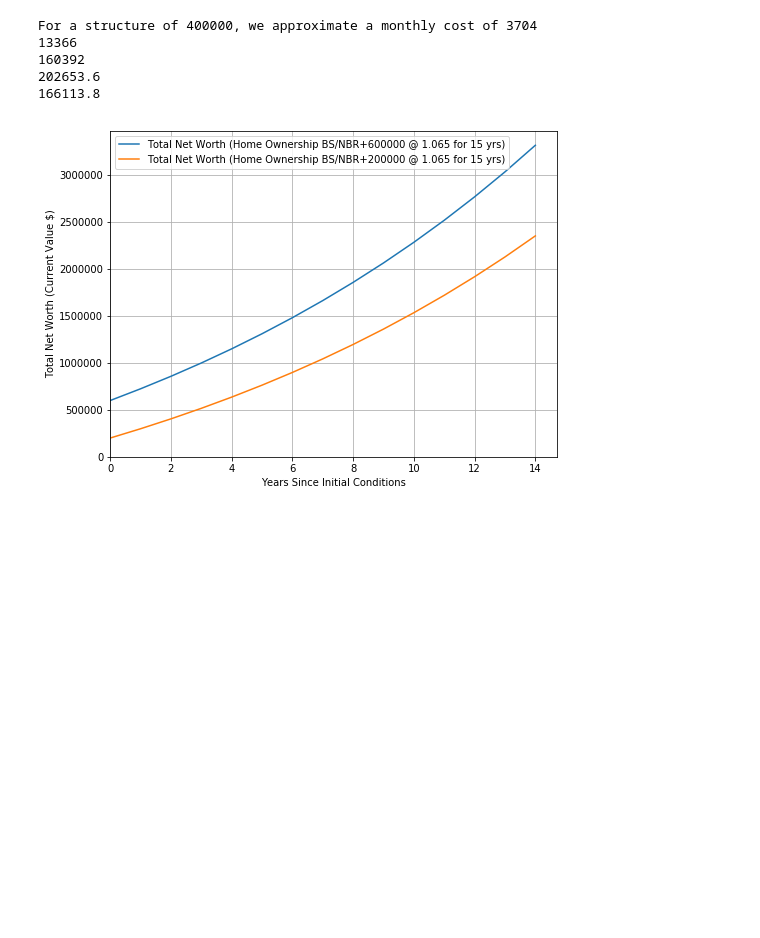
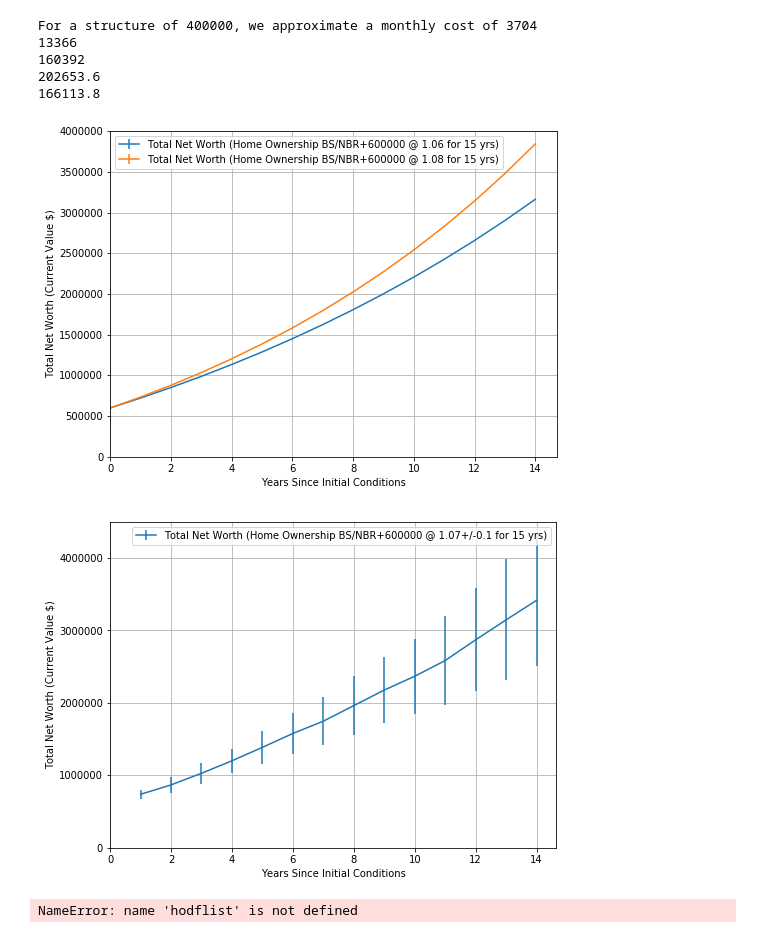
Before and after one commit to greglink/public, a Jupyter notebook: tax/Financial Modeling.ipynb, the cells around one changed output. Cells and saved outputs as stored; diff of their text form; code cells hidden in the pictures; blank space fills up the shorter version.

Commit message:
Working sim with variable APR. Pretty nice solution so far.

```diff
--- a/tax/Financial Modeling.ipynb
+++ b/tax/Financial Modeling.ipynb
@@ -244,6 +244,7 @@ class FinancialModel:
         year_dict['Annual Outflows'] = 0
         year_dict['Annual NW Increase'] = 0
         year_dict['Annual Pretax Required'] = pretax(year_dict['Annual Outflows'])
+        year_dict['nw_apr'] = nw_apr
         year_dict['Year ID'] = 0
         years = []
         years.append(copy.deepcopy(year_dict))
@@ -251,10 +252,11 @@ class FinancialModel:
         for current_year_id in np.arange(1,nyears):
             # Each year, we increase our networth by some percentage due to asset appreciation
             # We do not (yet) modify or alter our outflows, annual nw increase, or pretax required
-            year_dict['Annual NW Increase'] = sum([x.yearly_nwflow(current_year_id) for x in cashflows])
+            year_dict['Annual NW Increase'] = cashflowmodel.get_annual_nwflow(current_year_id) #sum([x.yearly_nwflow(current_year_id) for x in cashflows])
             year_dict['Total Net Worth'] = round(last_year['Total Net Worth'] * nw_apr + year_dict['Annual NW Increase'],0)
-            year_dict['Annual Outflows'] = sum([x.yearly_cashflow(current_year_id) for x in cashflows])
+            year_dict['Annual Outflows'] = cashflowmodel.get_annual_cashflow(current_year_id) #sum([x.yearly_cashflow(current_year_id) for x in cashflows])
             year_dict['Annual Pretax Required'] = pretax(year_dict['Annual Outflows'])
+            year_dict['nw_apr'] = nw_apr
             year_dict['Year ID'] = current_year_id
             #print('In year {}, NW is {:,}'.format(current_year_id, int(year_dict['Total Net Worth'])))
             last_year = copy.deepcopy(year_dict)
@@ -262,34 +264,97 @@ class FinancialModel:
         df_summary = {}
         df_summary['name'] = ('{}+{} @ {} for {} yrs'.format(cashflowmodel.name, initial_nw, nw_apr, nyears))
         df_summary['nyears'] = nyears
         df_summary['initial_nw'] = initial_nw
         df_summary['nw_apr'] = nw_apr
         return (pd.DataFrame(years), df_summary)
 
+    def sim_with_variable_apr(self, cashflowmodel, nyears=30, initial_nw=0, nw_apr_avg=1.07, nw_apr_stdev=1.07*0.50):
+        sim_run_dfs = []
+        for run in np.arange(0,100): # should use >= 100 runs for some statistical interest
+            year_dict = {}
+            year_dict['Total Net Worth'] = initial_nw
+            year_dict['Annual Outflows'] = 0
+            year_dict['Annual NW Increase'] = 0
+            year_dict['Annual Pretax Required'] = pretax(year_dict['Annual Outflows'])
+            year_dict['nw_apr'] = nw_apr_avg
+            year_dict['Year ID'] = 0
+            year_dict['Sim Run'] = run
+            years = []
+            years.append(copy.deepcopy(year_dict))
+            last_year = copy.deepcopy(year_dict)
+            for current_year_id in np.arange(1,nyears):
+                # Each year, we increase our networth by some percentage due to asset appreciation
+                # We do not (yet) modify or alter our outflows, annual nw increase, or pretax required
+                nw_apr = np.random.normal(loc = nw_apr_avg, scale = nw_apr_stdev, size = 1)[0]
+                year_dict['Annual NW Increase'] = cashflowmodel.get_annual_nwflow(current_year_id) #sum([x.yearly_nwflow(current_year_id) for x in cashflows])
+                year_dict['Total Net Worth'] = round(last_year['Total Net Worth'] * nw_apr + year_dict['Annual NW Increase'],0)
+                year_dict['Annual Outflows'] = cashflowmodel.get_annual_cashflow(current_year_id) #sum([x.yearly_cashflow(current_year_id) for x in cashflows])
+                year_dict['Annual Pretax Required'] = pretax(year_dict['Annual Outflows'])
+                year_dict['nw_apr'] = nw_apr
+                year_dict['Year ID'] = current_year_id
+                #print('In year {}, NW is {:,}'.format(current_year_id, int(year_dict['Total Net Worth'])))
+                last_year = copy.deepcopy(year_dict)
+                years.append(last_year)
+            sim_run_dfs.append(pd.DataFrame(years))
+        # We now have a fairly large list of DataFrames to process... (roughly 100 at last count)
+        all_dfs = pd.concat(sim_run_dfs)
+        year_summary = {}
+        years = []
+        for current_year_id in np.arange(1, nyears):
+            this_years_rows = [df.loc[df['Year ID'] == current_year_id] for df in sim_run_dfs]
+            this_years_rows = pd.concat(this_years_rows)
+            year_summary['Annual NW Increase'] = np.mean(this_years_rows['Annual NW Increase'].tolist())
+            year_summary['Annual NW Increase:STDEV'] = np.std(this_years_rows['Annual NW Increase'])
+            year_summary['Total Net Worth'] = np.mean(this_years_rows['Total Net Worth'])
+            year_summary['Total Net Worth:STDEV'] = np.std(this_years_rows['Total Net Worth'])
+            year_summary['Annual Outflows'] = np.mean(this_years_rows['Annual Outflows'])
+            year_summary['Annual Outflows:STDEV'] = np.std(this_years_rows['Annual Outflows'])
+            year_summary['Annual Pretax Required'] = np.mean(this_years_rows['Annual Pretax Required'])
+            year_summary['Annual Pretax Required:STDEV'] = np.std(this_years_rows['Annual Pretax Required'])
+            year_summary['nw_apr'] = np.mean(this_years_rows['nw_apr'])
+            year_summary['nw_apr:STDEV'] = np.std(this_years_rows['nw_apr'])
+            year_summary['Year ID'] = np.mean(this_years_rows['Year ID'])
+            year_summary['Year ID:STDEV'] = np.std(this_years_rows['Year ID'])
+            this_year = copy.deepcopy(year_summary)
+            years.append(this_year)
+        df_summary = {}
+        df_summary['name'] = ('{}+{} @ {}+/-{} for {} yrs'.format(cashflowmodel.name, initial_nw, nw_apr_avg, nw_apr_stdev, nyears))
+        df_summary['nyears'] = nyears
+        df_summary['initial_nw'] = initial_nw
+        df_summary['nw_apr'] = nw_apr_avg
+        df_summary['nw_apr_stdev'] = nw_apr_stdev
+        return (pd.DataFrame(years), df_summary)
+
     def plot(self, df_tuple):
         fig = plt.figure(figsize=(8,6))
         plt.subplot(1,1,1)
         ax = plt.gca()
         if isinstance(df_tuple, list):
             df_tuple_list = df_tuple
         else:
             df_tuple_list = [df_tuple]
         for df, df_summary in df_tuple_list:
-            plt.plot(df['Year ID'], df['Total Net Worth'], ms=5, label='Total Net Worth ({})'.format(df_summary['name']))
+            error_bars = df['Total Net Worth:STDEV'] if 'Total Net Worth:STDEV' in df.columns else 0
+            plt.errorbar(df['Year ID'], df['Total Net Worth'], yerr=error_bars, ms=5, label='Total Net Worth ({})'.format(df_summary['name']))
         plt.legend()
         ax.set_xlim(left=0)
         ax.set_ylim(bottom=0)
         ax.set_xlabel('Years Since Initial Conditions')
         ax.set_ylabel('Total Net Worth (Current Value $)')
         plt.grid()
         plt.show()
 
 cur_state = FinancialModel()
-ho_df_tuple = cur_state.sim(ho_model, nyears=15, initial_nw=600000, nw_apr=1.065)
-ho_df_tuple2 = cur_state.sim(ho_model, nyears=15, initial_nw=200000, nw_apr=1.065)
+ho_df_tuple = cur_state.sim(ho_model, nyears=15, initial_nw=600000, nw_apr=1.06)
+ho_df_tuple2 = cur_state.sim(ho_model, nyears=15, initial_nw=600000, nw_apr=1.08)
 
 cur_state.plot([ho_df_tuple, ho_df_tuple2])
 
+results = cur_state.sim_with_variable_apr(ho_model, nyears=15, initial_nw=600000, nw_apr_avg=1.07, nw_apr_stdev=0.10)
+cur_state.plot([results])
+
 is_list = isinstance(hodflist, list)
 # %% [output]
-[figure, old version]
+[figure, new version]
+[figure, added]
+NameError: name 'hodflist' is not defined
```
